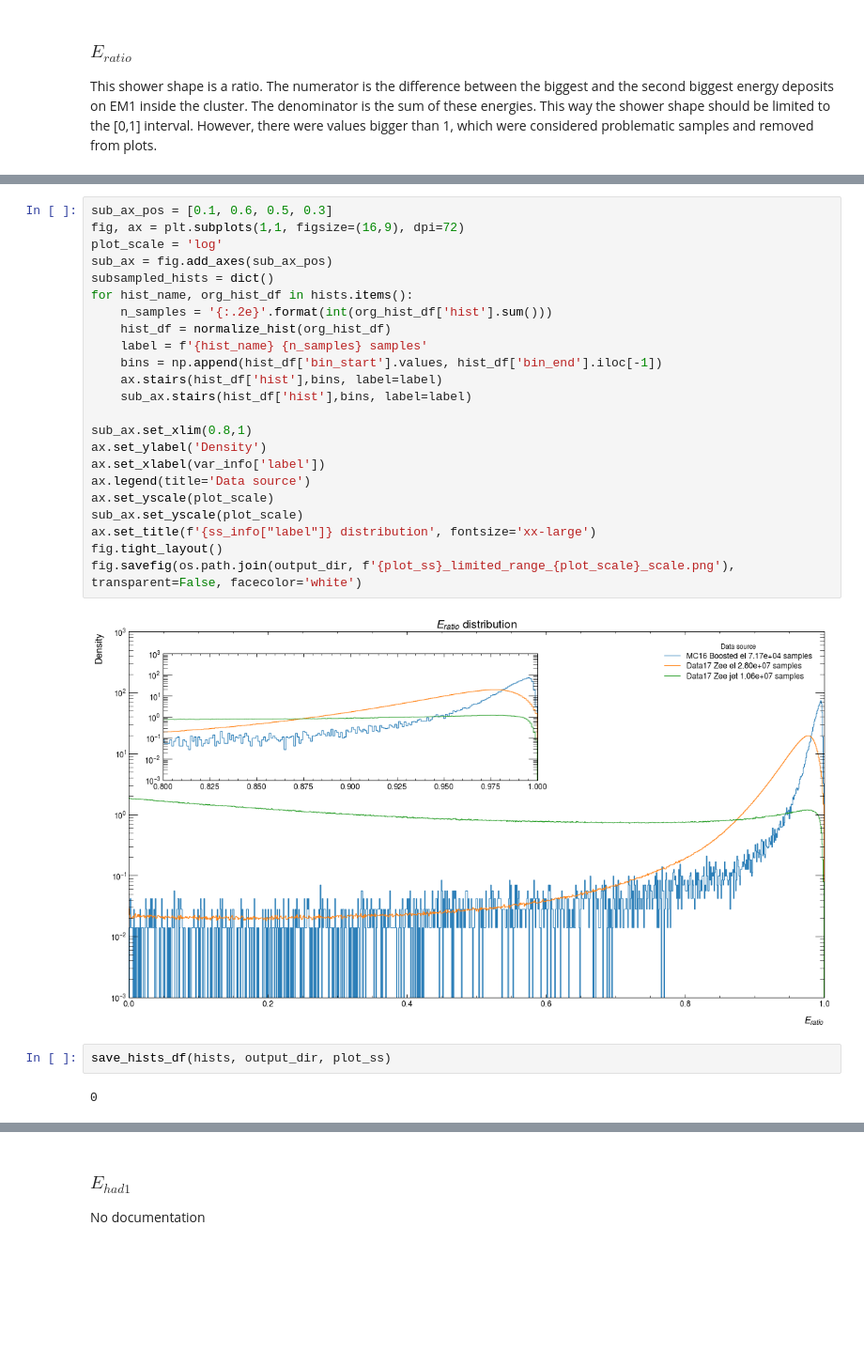
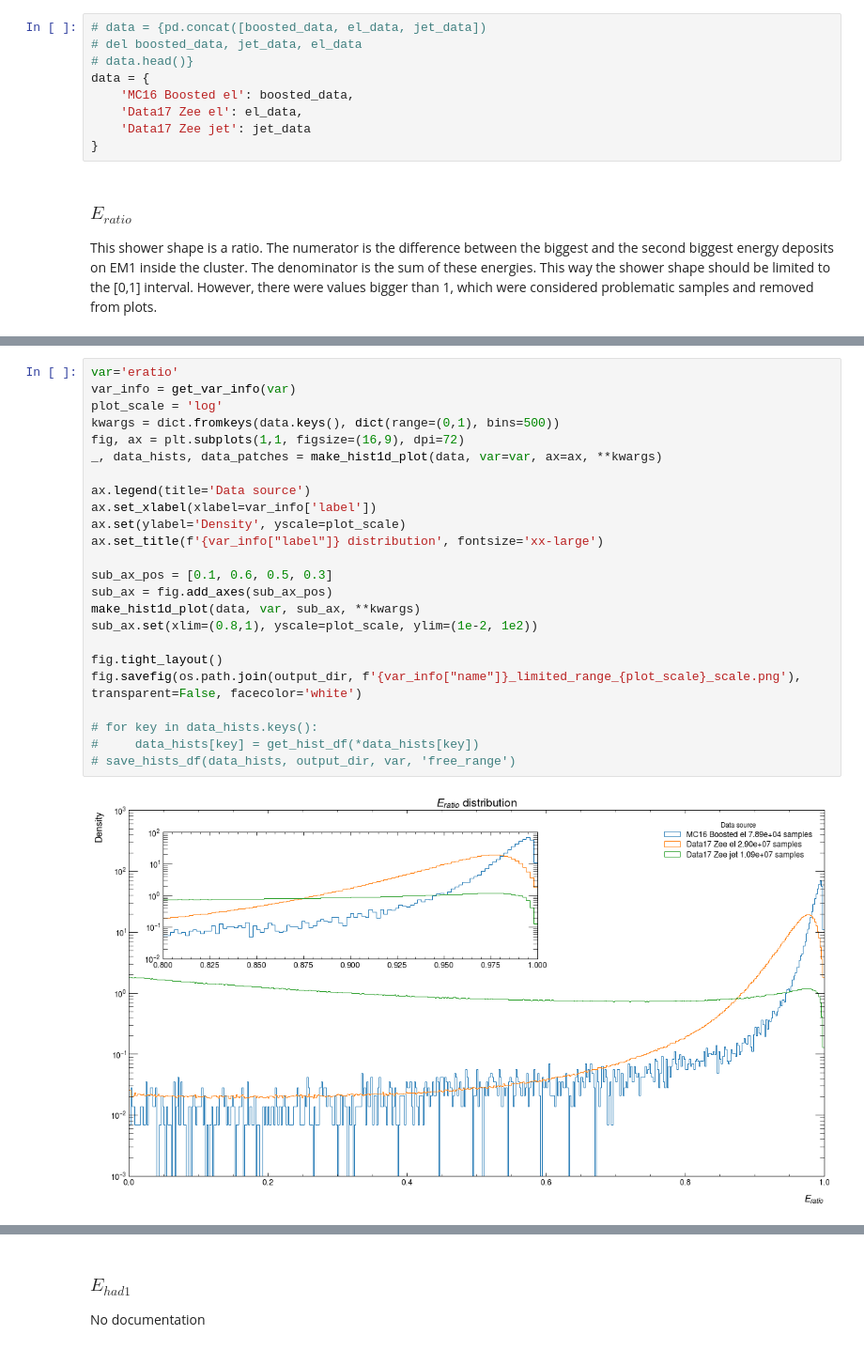
Before and after one commit to lucasbanunes/ringer, a Jupyter notebook: plots.ipynb, the cells around one changed output, grey strips where cells are left out. Shown at 94% size. Drawn from its saved outputs; the diff is of its cells as text; blank space fills up the shorter version.

```diff
--- a/plots.ipynb
+++ b/plots.ipynb
@@ -166,3 +275,12 @@ Time to drop 0:00:21.666231
+# %%
+# data = {pd.concat([boosted_data, el_data, jet_data])
+# del boosted_data, jet_data, el_data
+# data.head()}
+data = {
+    'MC16 Boosted el': boosted_data,
+    'Data17 Zee el': el_data,
+    'Data17 Zee jet': jet_data
+}
 # %% [markdown]
 ### $E_{ratio}$
 
@@ -206,29 +288,26 @@ Jet hist time 0:00:02.416552
-# %%
-sub_ax_pos = [0.1, 0.6, 0.5, 0.3]
-fig, ax = plt.subplots(1,1, figsize=(16,9), dpi=72)
-plot_scale = 'log'
-sub_ax = fig.add_axes(sub_ax_pos)
-subsampled_hists = dict()
-for hist_name, org_hist_df in hists.items():
-    n_samples = '{:.2e}'.format(int(org_hist_df['hist'].sum()))
-    hist_df = normalize_hist(org_hist_df)
-    label = f'{hist_name} {n_samples} samples'
-    bins = np.append(hist_df['bin_start'].values, hist_df['bin_end'].iloc[-1])
-    ax.stairs(hist_df['hist'],bins, label=label)
-    sub_ax.stairs(hist_df['hist'],bins, label=label)
-
-sub_ax.set_xlim(0.8,1)
-ax.set_ylabel('Density')
-ax.set_xlabel(var_info['label'])
-ax.legend(title='Data source')
-ax.set_yscale(plot_scale)
-sub_ax.set_yscale(plot_scale)
-ax.set_title(f'{ss_info["label"]} distribution', fontsize='xx-large')
-fig.tight_layout()
-fig.savefig(os.path.join(output_dir, f'{plot_ss}_limited_range_{plot_scale}_scale.png'), transparent=False, facecolor='white')
-# %% [output]
-[figure, removed]
-# %%
-save_hists_df(hists, output_dir, plot_ss)
-# %% [output]
-0
+# %%
+var='eratio'
+var_info = get_var_info(var)
+plot_scale = 'log'
+kwargs = dict.fromkeys(data.keys(), dict(range=(0,1), bins=500))
+fig, ax = plt.subplots(1,1, figsize=(16,9), dpi=72)
+_, data_hists, data_patches = make_hist1d_plot(data, var=var, ax=ax, **kwargs)
+
+ax.legend(title='Data source')
+ax.set_xlabel(xlabel=var_info['label'])
+ax.set(ylabel='Density', yscale=plot_scale)
+ax.set_title(f'{var_info["label"]} distribution', fontsize='xx-large')
+
+sub_ax_pos = [0.1, 0.6, 0.5, 0.3]
+sub_ax = fig.add_axes(sub_ax_pos)
+make_hist1d_plot(data, var, sub_ax, **kwargs)
+sub_ax.set(xlim=(0.8,1), yscale=plot_scale, ylim=(1e-2, 1e2))
+
+fig.tight_layout()
+fig.savefig(os.path.join(output_dir, f'{var_info["name"]}_limited_range_{plot_scale}_scale.png'), transparent=False, facecolor='white')
+
+# for key in data_hists.keys():
+#     data_hists[key] = get_hist_df(*data_hists[key])
+# save_hists_df(data_hists, output_dir, var, 'free_range')
+# %% [output]
+[figure, added]
```
Also changed, not shown: parts of 47 cells of this notebook.
